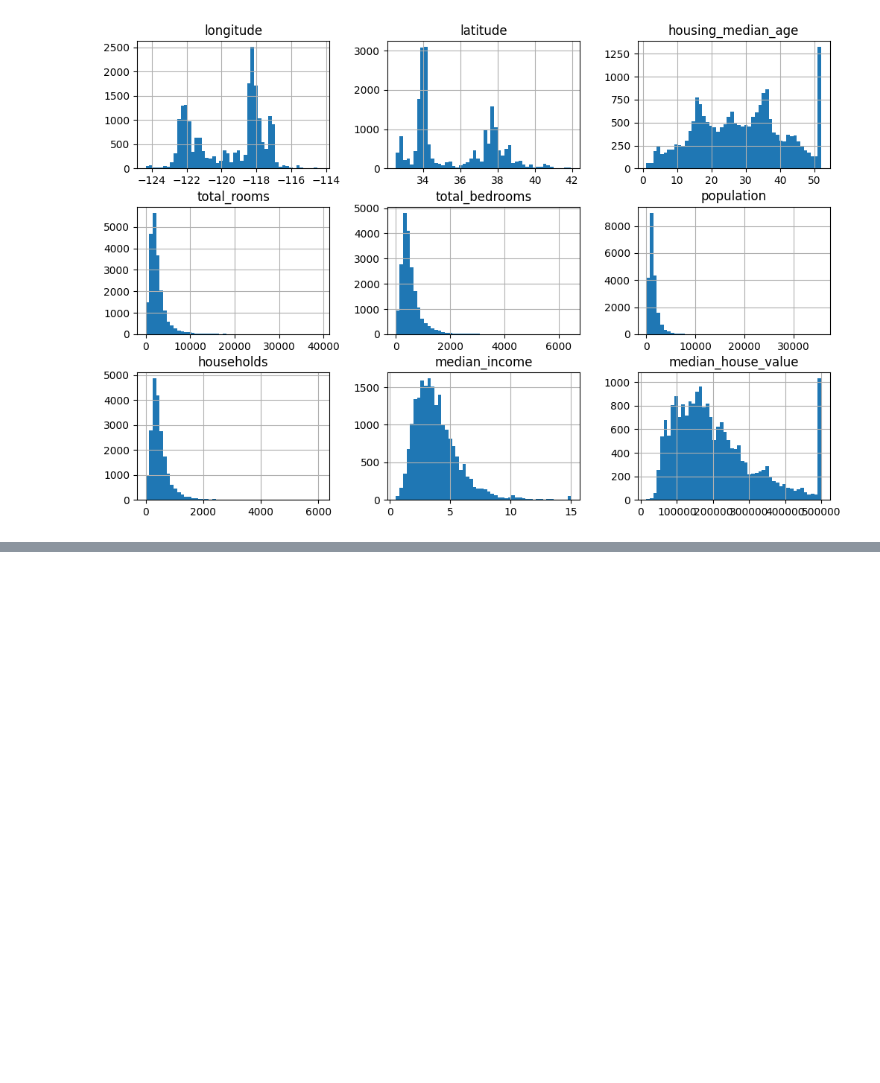
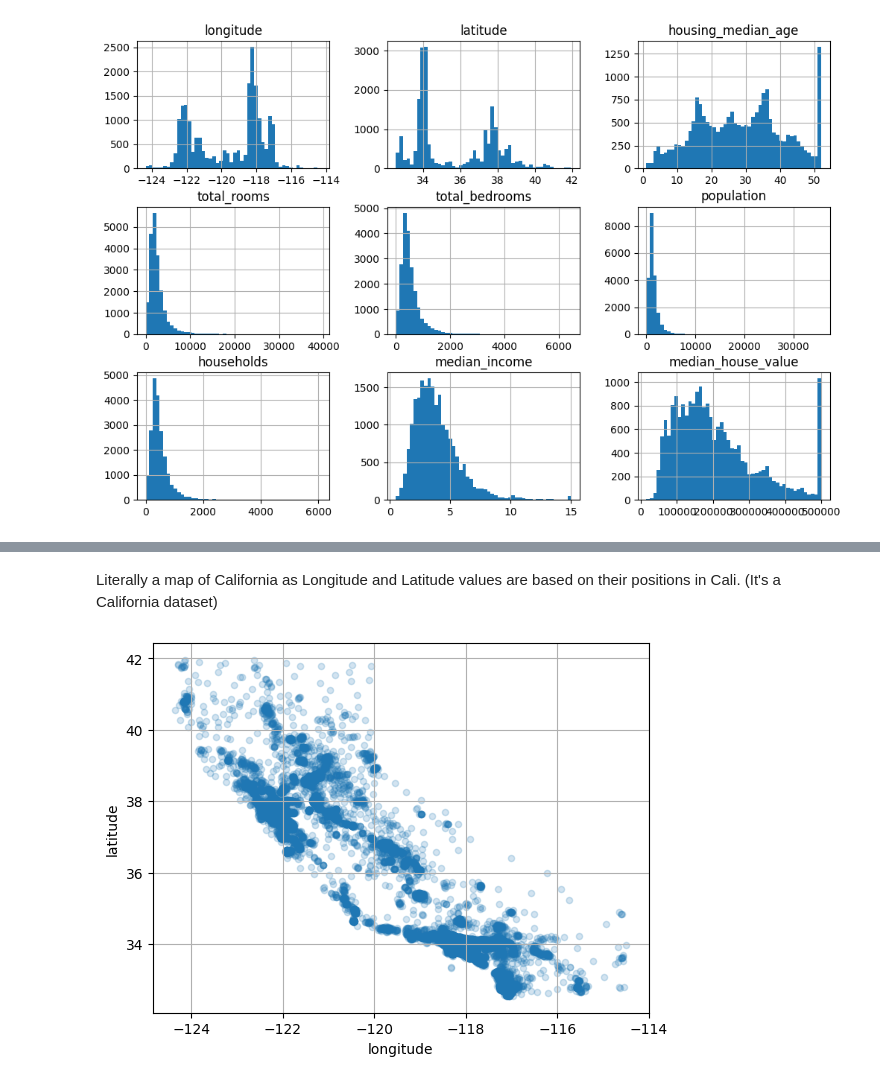
Before and after one commit to yyusufcoskun/homl-end2end, a Jupyter notebook: main.ipynb, the cells around one changed output, grey strips where cells are left out. Drawn from its saved outputs; the diff is of its cells as text; code cells hidden in the pictures; blank space fills up the shorter version.

```diff
--- a/main.ipynb
+++ b/main.ipynb
@@ -88,0 +120,2 @@ plt.show()
+# %% [markdown]
+Literally a map of California as Longitude and Latitude values are based on their positions in Cali. (It's a California dataset)
@@ -88,0 +124,5 @@ plt.show()
+# %%
+playtrain.plot(kind="scatter", x="longitude", y="latitude", grid=True, alpha=0.2)
+plt.show()
+# %% [output]
+[figure, added]
```
Also changed, not shown: parts of 11 cells of this notebook.
